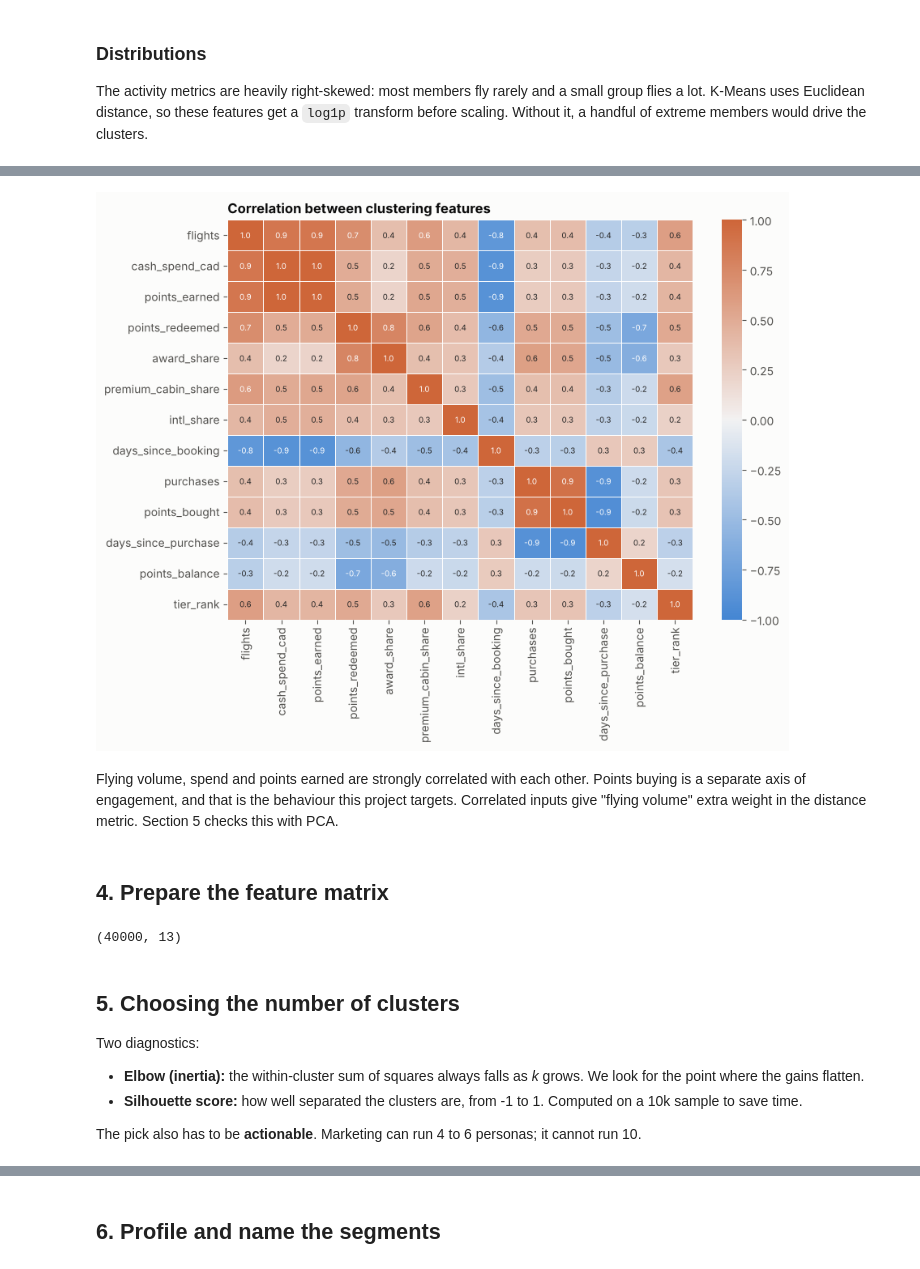
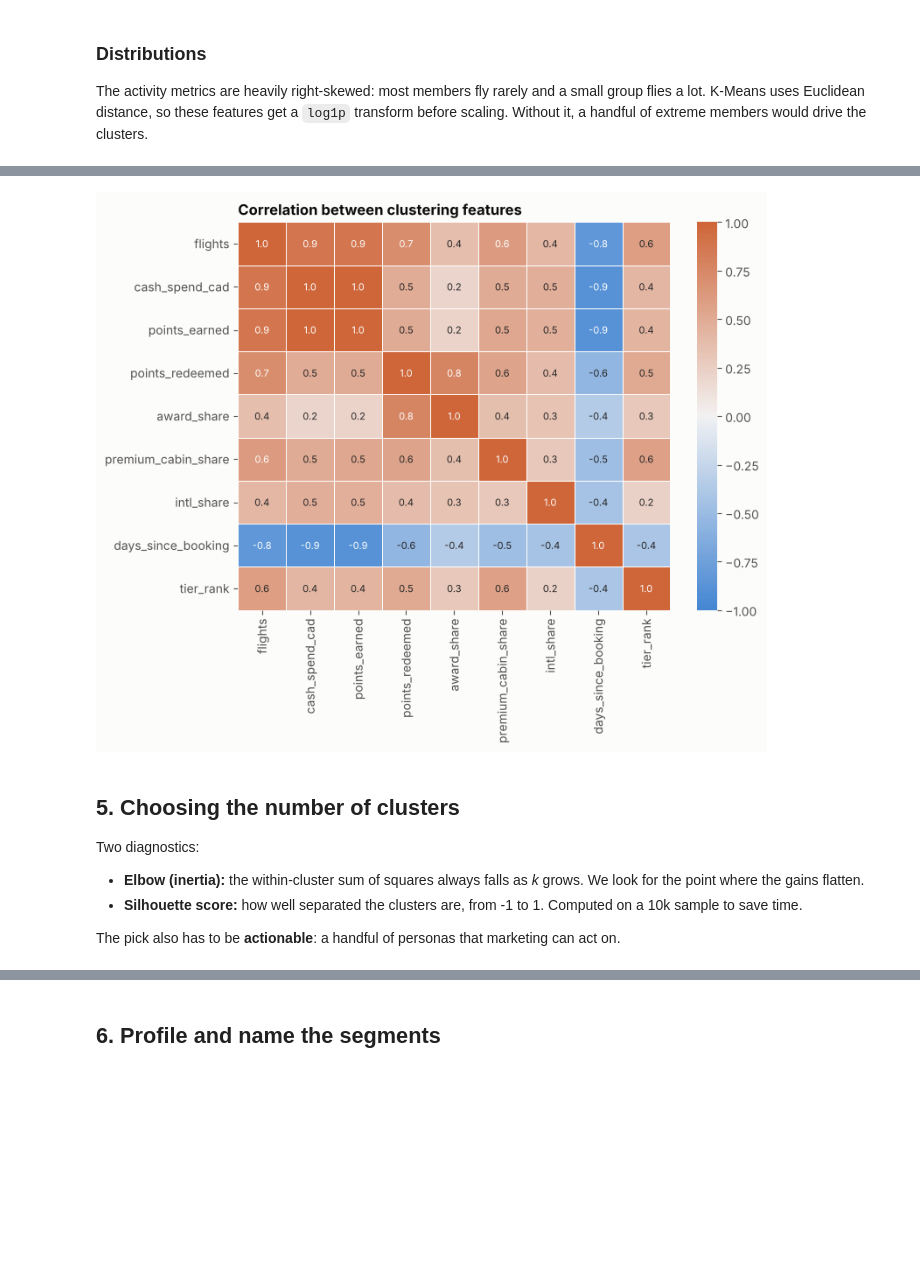
Before and after one commit to wongjulianne/data_projects, a Jupyter notebook: Loyalty_Member_Segmentation/Member_Segmentation.ipynb, the cells around one changed output, grey strips where cells are left out. Cells and saved outputs as stored; diff of their text form; code cells hidden in the pictures; blank space fills up the shorter version.

```diff
--- a/Loyalty_Member_Segmentation/Member_Segmentation.ipynb
+++ b/Loyalty_Member_Segmentation/Member_Segmentation.ipynb
@@ -23,22 +23,28 @@ from sklearn.cluster import KMeans
 from sklearn.decomposition import PCA
 from sklearn.metrics import silhouette_score, roc_auc_score
 from sklearn.linear_model import LogisticRegression
+from sklearn.model_selection import train_test_split
 from sklearn.pipeline import make_pipeline
-from sklearn.model_selection import train_test_split
 
 pd.set_option("display.float_format", "{:,.2f}".format)
 pd.set_option("display.max_columns", 50)
 
 # Validated categorical palette (fixed order) and chart styling
 PALETTE = ["#2a78d6", "#eb6834", "#1baf7a", "#eda100", "#e87ba4"]
-INK, INK_2, GRID = "#0b0b0b", "#52514e", "#e4e3df"
+BLUES = ["#cde2fb", "#86b6ef", "#2a78d6", "#184f95"]   # sequential ramp for ordered categories
+SURFACE, INK, INK_2, GRID, MUTED = "#fcfcfb", "#0b0b0b", "#52514e", "#e4e3df", "#b9b8b2"
+DIVERGING = sns.diverging_palette(250, 25, s=80, l=55, as_cmap=True)
 plt.rcParams.update({
-    "figure.facecolor": "#fcfcfb", "axes.facecolor": "#fcfcfb",
+    "figure.facecolor": SURFACE, "axes.facecolor": SURFACE, "savefig.facecolor": SURFACE,
     "axes.edgecolor": GRID, "axes.labelcolor": INK_2, "axes.titlecolor": INK,
     "axes.titleweight": "bold", "axes.titlesize": 12, "axes.titlelocation": "left",
     "xtick.color": INK_2, "ytick.color": INK_2, "axes.grid": True, "grid.color": GRID,
-    "axes.spines.top": False, "axes.axisbelow": True, "axes.spines.right": False, "font.size": 10,
+    "axes.spines.top": False, "axes.spines.right": False, "axes.axisbelow": True, "font.size": 10,
 })
+
+FIGURES = Path("figures"); FIGURES.mkdir(exist_ok=True)
+def save(fig, name):
+    fig.savefig(FIGURES / f"{name}.png", dpi=130, bbox_inches="tight")
 
 DATA = Path("data")
 SNAPSHOT = pd.Timestamp("2025-12-31")   # "today" for the analysis
@@ -225,37 +227,26 @@ plt.tight_layout()
 # %%
 cluster_features = [
     "flights", "cash_spend_cad", "points_earned", "points_redeemed", "award_share",
-    "premium_cabin_share", "intl_share", "days_since_booking",
-    "purchases", "points_bought", "days_since_purchase", "points_balance", "tier_rank",
+    "premium_cabin_share", "intl_share", "days_since_booking", "tier_rank",
 ]
-log_cols = ["flights", "cash_spend_cad", "points_earned", "points_redeemed",
-            "purchases", "points_bought", "points_balance"]
+log_cols = ["flights", "cash_spend_cad", "points_earned", "points_redeemed"]
 
-corr = features[cluster_features].assign(**{c: np.log1p(features[c]) for c in log_cols}).corr()
-plt.figure(figsize=(9, 7))
-sns.heatmap(corr, cmap=sns.diverging_palette(250, 25, s=80, l=55, as_cmap=True), center=0,
-            vmin=-1, vmax=1, annot=True, fmt=".1f", annot_kws={"size": 7}, linewidths=0.5)
+X = features[cluster_features].copy()
+X[log_cols] = np.log1p(X[log_cols])
+X_scaled = StandardScaler().fit_transform(X)
+
+plt.figure(figsize=(8, 6.5))
+sns.heatmap(pd.DataFrame(X, columns=cluster_features).corr(), cmap=DIVERGING, center=0, vmin=-1, vmax=1,
+            annot=True, fmt=".1f", annot_kws={"size": 8}, linewidths=0.5)
 plt.title("Correlation between clustering features"); plt.grid(False)
 plt.tight_layout()
 # %% [output]
-[figure, old version]
+[figure, new version]
-# %% [markdown]
-Flying volume, spend and points earned are strongly correlated with each other. Points buying is a separate axis of engagement, and that is the behaviour this project targets. Correlated inputs give "flying volume" extra weight in the distance metric. Section 5 checks this with PCA.
-# %% [markdown]
-## 4. Prepare the feature matrix
-# %%
-X = features[cluster_features].copy()
-X[log_cols] = np.log1p(X[log_cols])
-scaler = StandardScaler()
-X_scaled = scaler.fit_transform(X)
-X_scaled.shape
-# %% [output]
-(40000, 13)
 # %% [markdown]
 ## 5. Choosing the number of clusters
 Two diagnostics:
 - **Elbow (inertia):** the within-cluster sum of squares always falls as *k* grows. We look for the point where the gains flatten.
 - **Silhouette score:** how well separated the clusters are, from -1 to 1. Computed on a 10k sample to save time.
 
-The pick also has to be **actionable**. Marketing can run 4 to 6 personas; it cannot run 10.
+The pick also has to be **actionable**: a handful of personas that marketing can act on.
 # %%
```
Also changed, not shown: parts of 64 cells of this notebook, 14 other files.
